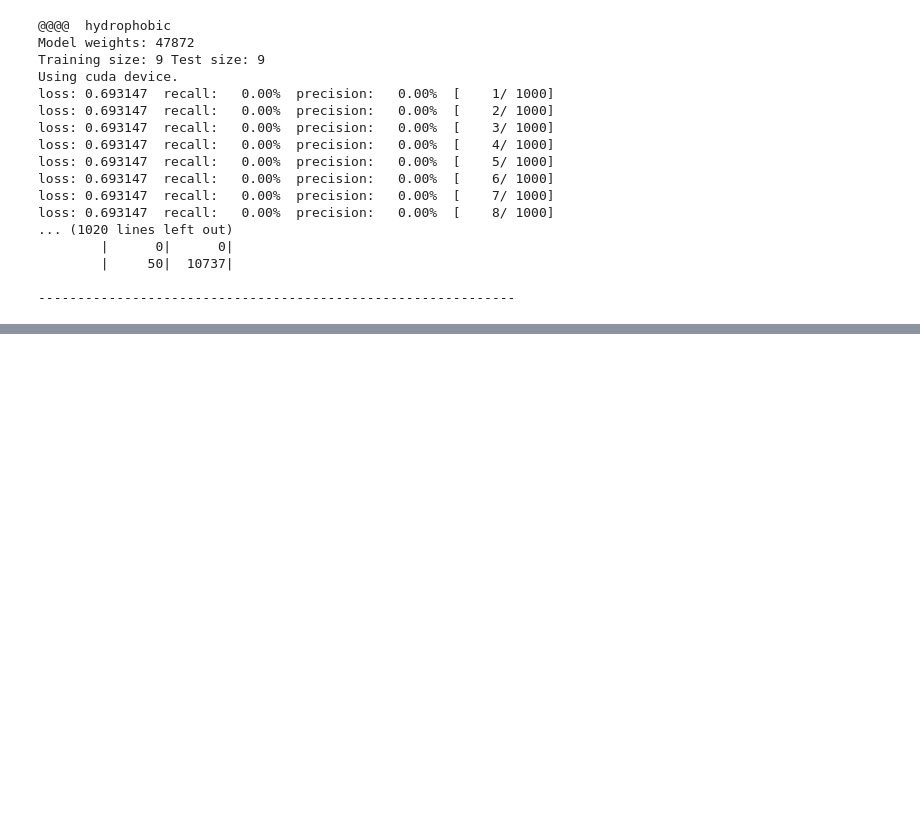
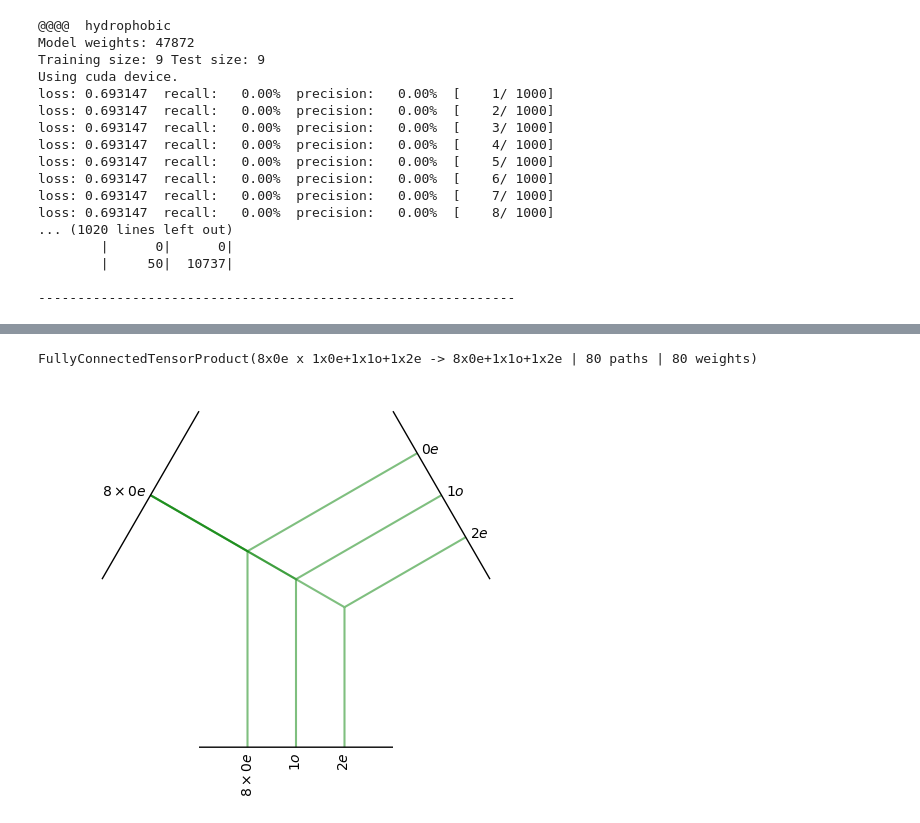
Before and after one commit to Hackefleisch/LearnableInteractionKernel, a Jupyter notebook: molecular_conv.ipynb, the cells around one changed output, grey strips where cells are left out. Drawn from its saved outputs; the diff is of its cells as text; code cells hidden in the pictures; blank space fills up the shorter version.

Commit message:
Added visualizations for tensor products

```diff
--- a/molecular_conv.ipynb
+++ b/molecular_conv.ipynb
@@ -124,0 +125,6 @@ Data(x=[3, 10], test=[10])
+# %%
+e3tp_message_initial.visualize()
+e3tp_message_initial
+# %% [output]
+FullyConnectedTensorProduct(8x0e x 1x0e+1x1o+1x2e -> 8x0e+1x1o+1x2e | 80 paths | 80 weights)
+[figure, added]
```
Also changed, not shown: parts of 5 cells of this notebook.
